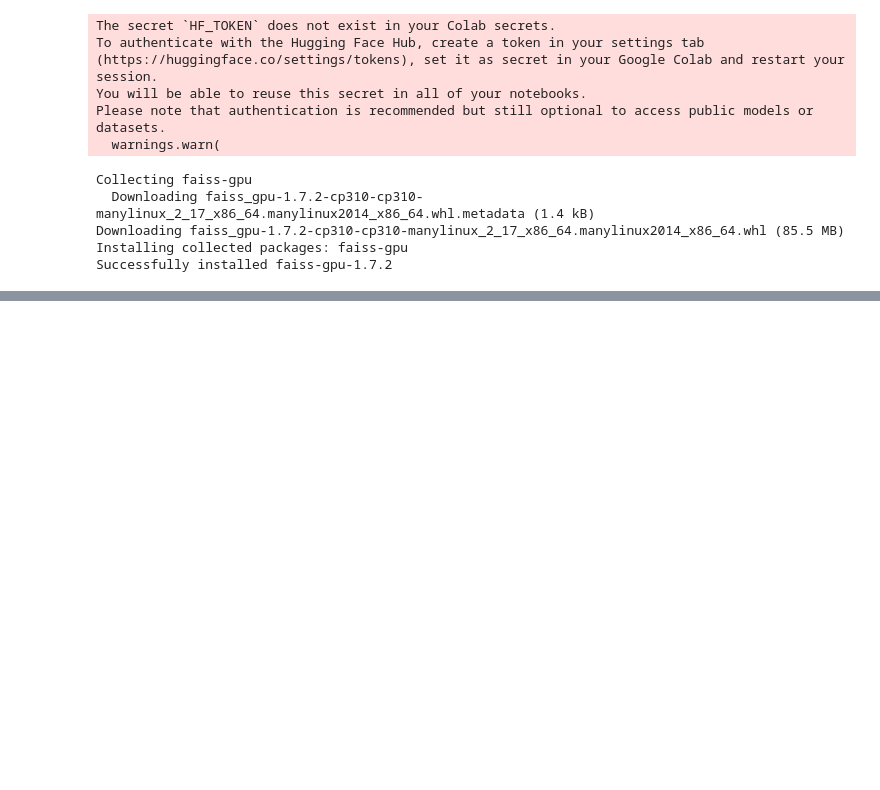
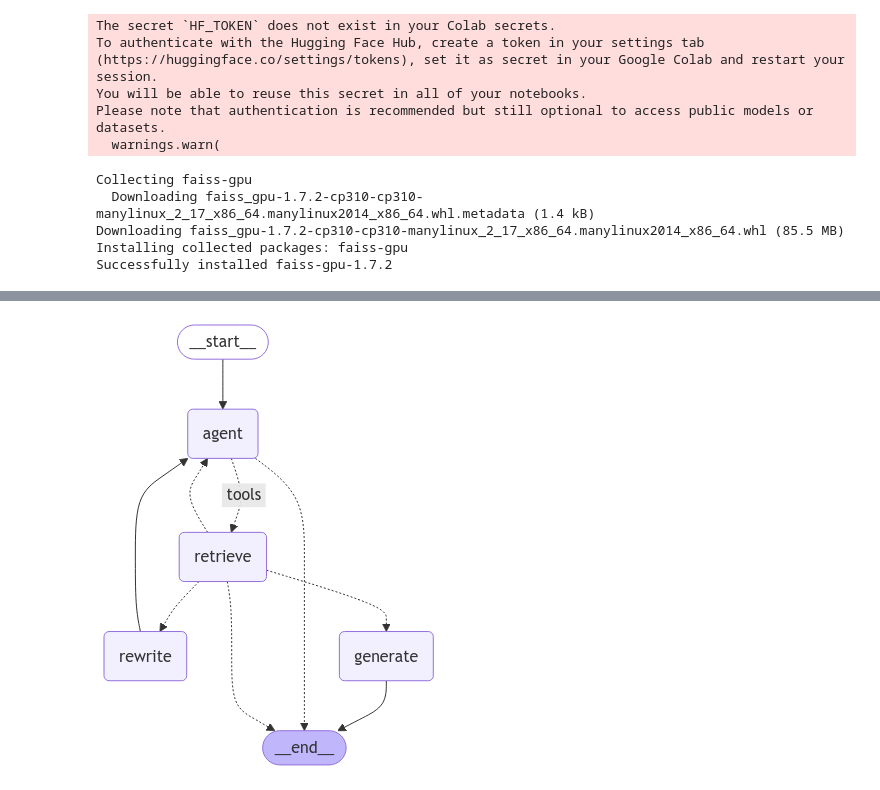
Before and after one commit to candybains/Candy, a Jupyter notebook: RAF_PDF.ipynb, the cells around one changed output, grey strips where cells are left out. Saved outputs shown, nothing was run; the diff lists cells and outputs as text; code cells hidden in the pictures; blank space fills up the shorter version.

```diff
--- a/RAF_PDF.ipynb
+++ b/RAF_PDF.ipynb
@@ -155,0 +198,3 @@ Note: There are also mentions of two additional independent directors, but their
+# %%
+class AgentState(TypedDict):
+    messages: Annotated[Sequence[BaseMessage], add_messages]
@@ -155,0 +231,2 @@ Note: There are also mentions of two additional independent directors, but their
+# %%
+model = AutoModelForCausalLM.from_pretrained(model_name, device_map="auto",  use_auth_token=access_token,  low_cpu_mem_usage = True)
@@ -155,0 +337,40 @@ Note: There are also mentions of two additional independent directors, but their
+# %%
+workflow = StateGraph(AgentState)
+
+workflow.add_node("agent", agent)
+retrieve = ToolNode([retriever_tool])
+workflow.add_node("retrieve", retrieve)
+workflow.add_node("rewrite", rewrite)
+workflow.add_node(
+    "generate", generate
+)
+workflow.add_edge(START, "agent")
+
+workflow.add_conditional_edges(
+    "agent",
+    tools_condition,
+    {
+        "tools": "retrieve",
+        END: END,
+    },
+)
+
+workflow.add_conditional_edges(
+    "retrieve",
+    grade_documents,
+)
+
+workflow.add_edge("generate", END)
+workflow.add_edge("rewrite", "agent")
+
+
+graph = workflow.compile()
+# %%
+from IPython.display import Image, display
+
+try:
+    display(Image(graph.get_graph(xray=True).draw_mermaid_png()))
+except Exception:
+    pass
+# %% [output]
+[figure, added]
```
Also changed, not shown: parts of 16 cells of this notebook.
